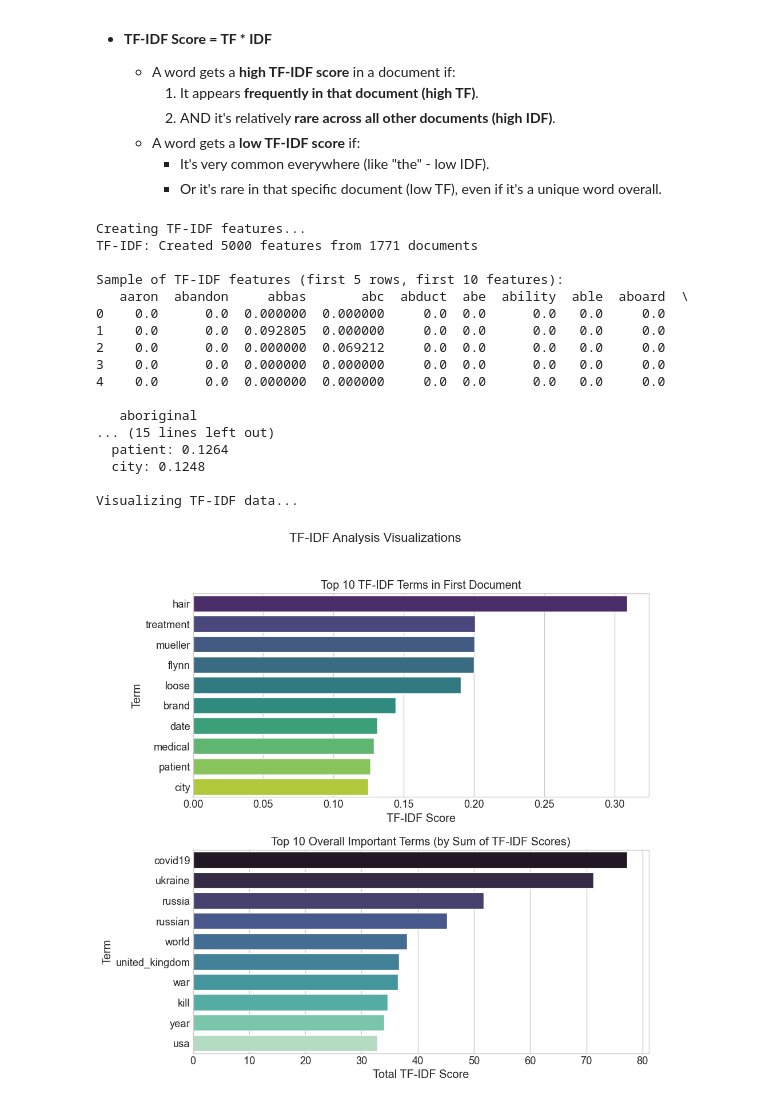
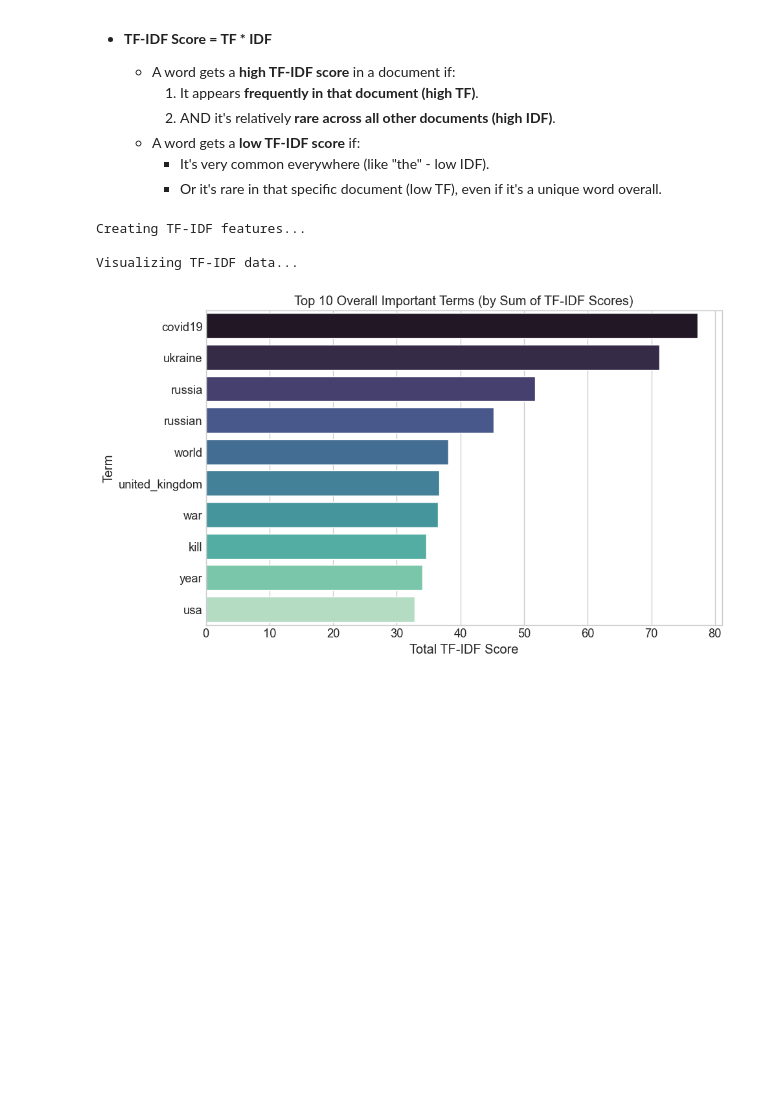
Before and after one commit to Rockhardey54/NLPNewsAnalyzer, a Jupyter notebook: headlines.ipynb, the cells around one changed output. Cells and saved outputs as stored; diff of their text form; code cells hidden in the pictures; blank space fills up the shorter version.

```diff
--- a/headlines.ipynb
+++ b/headlines.ipynb
@@ -1768,17 +1762,8 @@ So, TF-IDF is a clever way to assign a "score" to each word in each document. Th
         *   It's very common everywhere (like "the" - low IDF).
         *   Or it's rare in that specific document (low TF), even if it's a unique word overall.
 # %%
-
-from sklearn.feature_extraction.text import TfidfVectorizer
-import matplotlib.pyplot as plt
-import seaborn as sns
-import numpy as np
-import pandas as pd
-
 print("\nCreating TF-IDF features...")
 
-# Initialize and fit the TF-IDF Vectorizer
-# Using similar parameters as BoW for consistency
 tfidf_vectorizer = TfidfVectorizer(
     min_df=5,
     max_df=0.5,
@@ -1789,91 +1774,48 @@ tfidf_vectorizer = TfidfVectorizer(
 )
 
 # Create the TF-IDF features
+# This line will error if 'corpus' is not defined.
 tfidf_features = tfidf_vectorizer.fit_transform(corpus)
 
 # Get feature names
 tfidf_feature_names = tfidf_vectorizer.get_feature_names_out()
 
 # Convert to DataFrame for easier viewing
+# This line will error if 'news_df' is not defined or its index doesn't match.
 tfidf_df = pd.DataFrame(
     tfidf_features.toarray(),
     columns=tfidf_feature_names,
     index=news_df.index
 )
 
-# Display stats and sample
-print(f"TF-IDF: Created {tfidf_features.shape[1]} features from {tfidf_features.shape[0]} documents")
-print("\nSample of TF-IDF features (first 5 rows, first 10 features):")
-print(tfidf_df.iloc[:5, :10])
-
-# Find the most important terms in the first document as an example
-if tfidf_features.shape[0] > 0:
-    first_doc_tfidf = tfidf_features[0].toarray()[0]
-    top_indices = np.argsort(first_doc_tfidf)[::-1][:10]  # Top 10 terms
-    top_terms = [(tfidf_feature_names[i], first_doc_tfidf[i]) for i in top_indices if first_doc_tfidf[i] > 0]
-
-    print("\nTop TF-IDF terms in first document:")
-    for term, score in top_terms:
-        print(f"  {term}: {score:.4f}")
-
-# Save the sparse matrix to news_df for later use
 news_df['tfidf_features'] = pd.Series([tfidf_features[i] for i in range(tfidf_features.shape[0])])
 
 print("\nVisualizing TF-IDF data...")
 plt.style.use('seaborn-v0_8-whitegrid') # Using a seaborn style for better aesthetics
 
-# Prepare figure for two subplots
-fig, axes = plt.subplots(2, 1, figsize=(10, 10)) # 2 rows, 1 column
-fig.suptitle("TF-IDF Analysis Visualizations", fontsize=16)
-
-# 1. Visualize Top TF-IDF terms in the first document
-if 'top_terms' in locals() and top_terms: # Check if top_terms was successfully created
-    terms_for_plot = [term for term, score in top_terms]
-    scores_for_plot = [score for term, score in top_terms]
-
-    # Bar plot: Seaborn makes it easy to plot horizontal bars
-    sns.barplot(x=scores_for_plot, y=terms_for_plot, ax=axes[0], palette="viridis", hue=terms_for_plot, legend=False)
-    axes[0].set_title(f"Top {len(top_terms)} TF-IDF Terms in First Document")
-    axes[0].set_xlabel("TF-IDF Score")
-    axes[0].set_ylabel("Term")
-else:
-    axes[0].text(0.5, 0.5, "No data for 'Top terms in first document'.\n(Is the corpus empty or top_terms not calculated?)",
-                 horizontalalignment='center', verticalalignment='center', transform=axes[0].transAxes)
+# Prepare figure for a single subplot
+fig, ax = plt.subplots(1, 1, figsize=(10, 6)) # Changed to 1 row, 1 column, adjusted figsize
+# fig.suptitle("TF-IDF Analysis Visualizations", fontsize=16) # Removed suptitle as there's only one plot
 
 
-# 2. Visualize Overall Most Important Terms (sum of TF-IDF scores)
-# This requires tfidf_df to be available
 if not tfidf_df.empty:
     # Sum TF-IDF scores for each term across all documents
     overall_term_importance = tfidf_df.sum().sort_values(ascending=False).head(10) # Top 10 overall
 
-    sns.barplot(x=overall_term_importance.values, y=overall_term_importance.index, ax=axes[1], palette="mako", hue=overall_term_importance.index, legend=False)
-    axes[1].set_title(f"Top {len(overall_term_importance)} Overall Important Terms (by Sum of TF-IDF Scores)")
-    axes[1].set_xlabel("Total TF-IDF Score")
-    axes[1].set_ylabel("Term")
+    sns.barplot(x=overall_term_importance.values, y=overall_term_importance.index, ax=ax, palette="mako", hue=overall_term_importance.index, legend=False) # Changed to ax
+    ax.set_title(f"Top {len(overall_term_importance)} Overall Important Terms (by Sum of TF-IDF Scores)") # Changed to ax
+    ax.set_xlabel("Total TF-IDF Score") # Changed to ax
+    ax.set_ylabel("Term") # Changed to ax
 else:
-    axes[1].text(0.5, 0.5, "No data for 'Overall important terms'.\n(Is tfidf_df empty?)",
-                 horizontalalignment='center', verticalalignment='center', transform=axes[1].transAxes)
+    ax.text(0.5, 0.5, "No data for 'Overall important terms'.\n(Is tfidf_df empty?)", # Changed to ax
+                 horizontalalignment='center', verticalalignment='center', transform=ax.transAxes)
 
-plt.tight_layout(rect=[0, 0, 1, 0.96]) # Adjust layout to make space for suptitle
+plt.tight_layout() # Simplified tight_layout
+plt.savefig('tfidf.png', dpi=300, bbox_inches='tight')
 plt.show()
 # %% [output]
 Creating TF-IDF features...
-TF-IDF: Created 5000 features from 1771 documents
-
-Sample of TF-IDF features (first 5 rows, first 10 features):
-   aaron  abandon     abbas       abc  abduct  abe  ability  able  aboard  \
-0    0.0      0.0  0.000000  0.000000     0.0  0.0      0.0   0.0     0.0
-1    0.0      0.0  0.092805  0.000000     0.0  0.0      0.0   0.0     0.0
-2    0.0      0.0  0.000000  0.069212     0.0  0.0      0.0   0.0     0.0
-3    0.0      0.0  0.000000  0.000000     0.0  0.0      0.0   0.0     0.0
-4    0.0      0.0  0.000000  0.000000     0.0  0.0      0.0   0.0     0.0
-
-   aboriginal
-... (15 lines left out)
-  patient: 0.1264
-  city: 0.1248
 
 Visualizing TF-IDF data...
-[figure, old version]
+[figure, new version]
 # %% [markdown]
```
Also changed, not shown: parts of 33 cells of this notebook, 12 other files.
